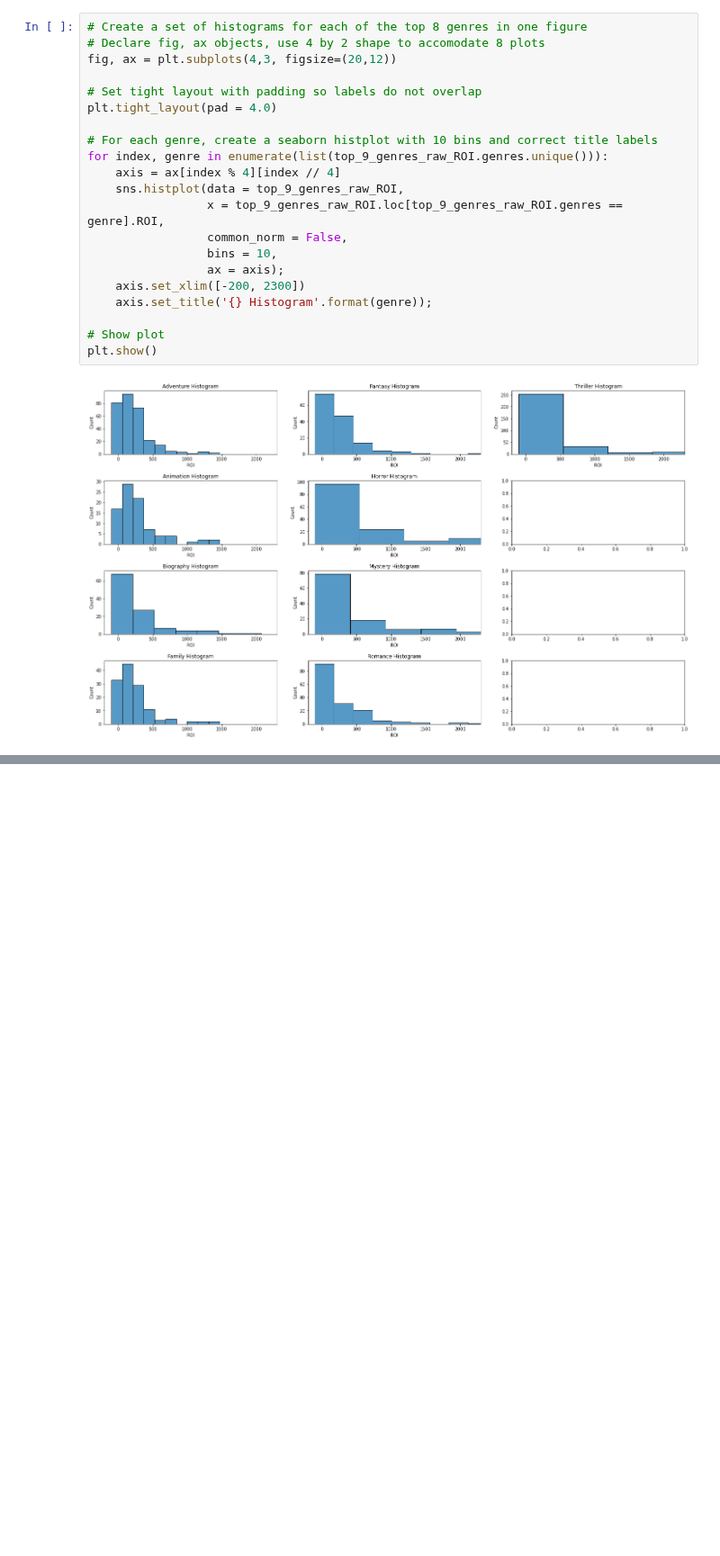
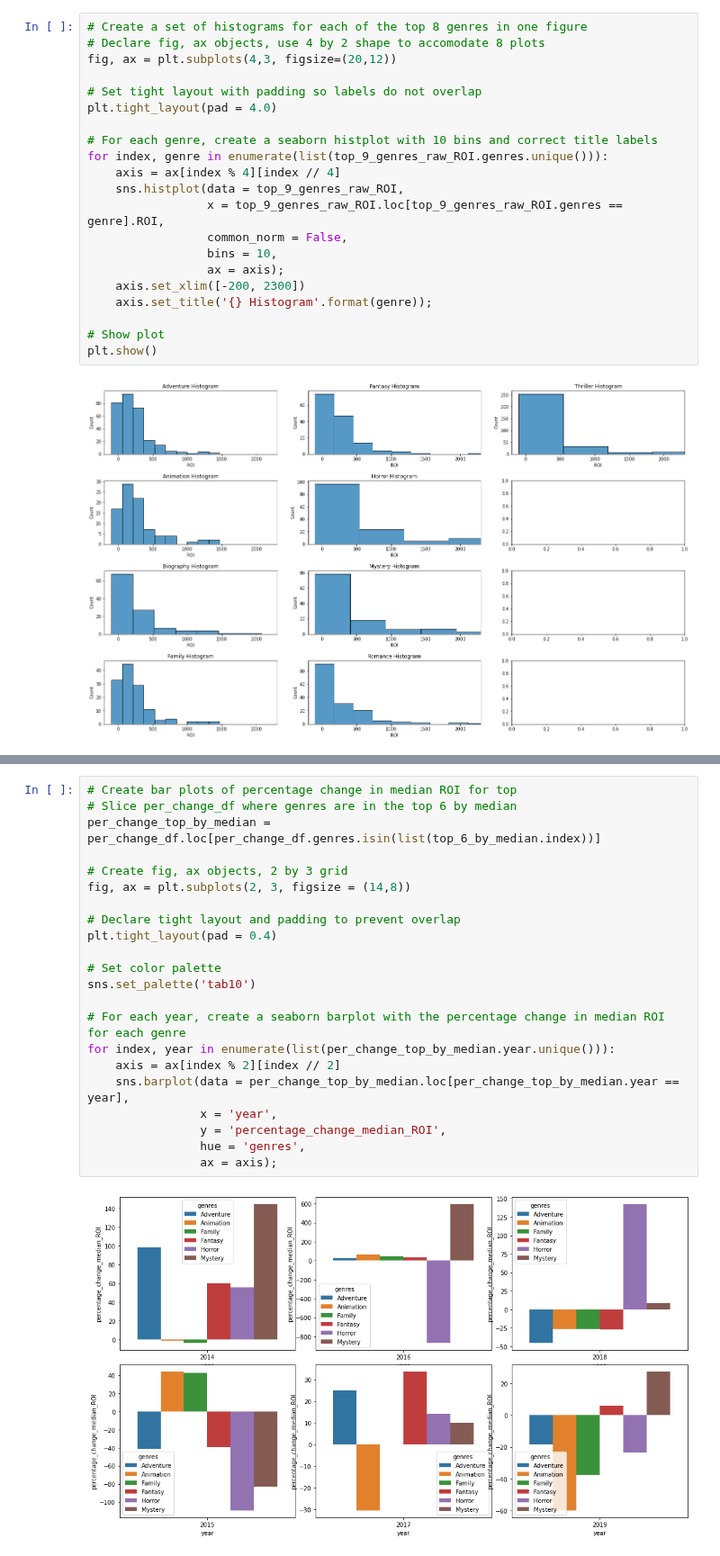
Before and after one commit to JoshuaGottlieb/Microsoft-Movie-Recommendation, a Jupyter notebook: Papa-Folder/EDA.ipynb, the cells around one changed output, grey strips where cells are left out. Shown at 90% size. Drawn from its saved outputs; the diff is of its cells as text; blank space fills up the shorter version.

```diff
--- a/Papa-Folder/EDA.ipynb
+++ b/Papa-Folder/EDA.ipynb
@@ -303,0 +228,24 @@ sns.scatterplot(data=recent, x='runtime_min', y='ROI');
+# %%
+# Create bar plots of percentage change in median ROI for top
+# Slice per_change_df where genres are in the top 6 by median
+per_change_top_by_median = per_change_df.loc[per_change_df.genres.isin(list(top_6_by_median.index))]
+
+# Create fig, ax objects, 2 by 3 grid
+fig, ax = plt.subplots(2, 3, figsize = (14,8))
+
+# Declare tight layout and padding to prevent overlap
+plt.tight_layout(pad = 0.4)
+
+# Set color palette
+sns.set_palette('tab10')
+
+# For each year, create a seaborn barplot with the percentage change in median ROI for each genre
+for index, year in enumerate(list(per_change_top_by_median.year.unique())):
+    axis = ax[index % 2][index // 2]
+    sns.barplot(data = per_change_top_by_median.loc[per_change_top_by_median.year == year],
+                x = 'year',
+                y = 'percentage_change_median_ROI',
+                hue = 'genres',
+                ax = axis);
+# %% [output]
+[figure, added]
```
Also changed, not shown: parts of 13 cells of this notebook, 2 other files.
